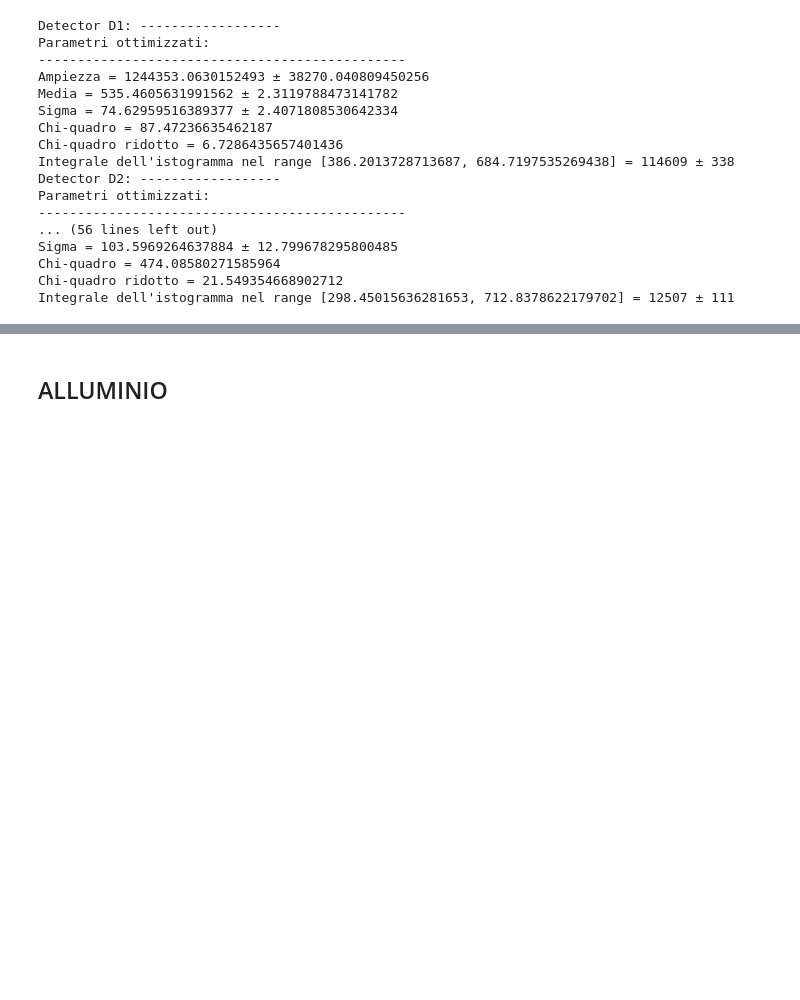
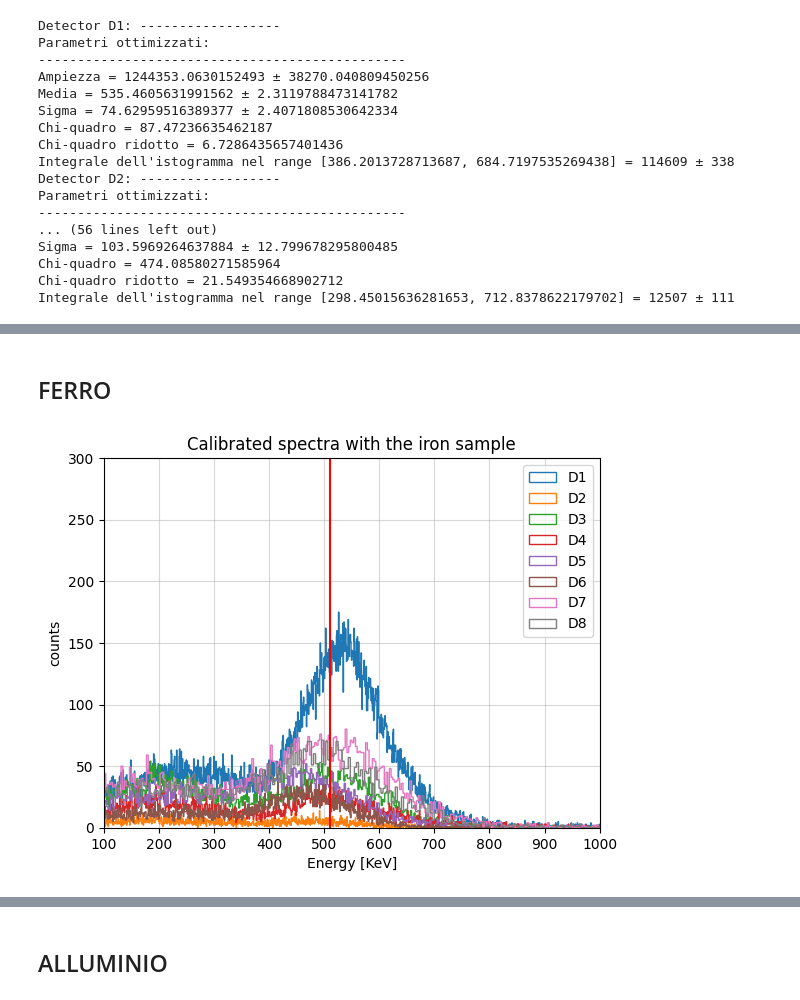
Before and after one commit to b3n3d3tt4/imaging, a Jupyter notebook: analisi.ipynb, the cells around one changed output, grey strips where cells are left out. Cells and saved outputs as stored; diff of their text form; code cells hidden in the pictures; blank space fills up the shorter version.

```diff
--- a/analisi.ipynb
+++ b/analisi.ipynb
@@ -745,0 +747,11 @@ mu8 = 0.1303 ± 0.0041 cm^(-1)
+# %% [markdown]
+## FERRO
+# %%
+iron_d1 = uproot.open('data_imaging\\group23_30min_iron_31500+22500forward\\RAW\\DataR_CH0@DT5720B_781_group23_30min_iron_31500+22500forward.root')
+iron_d2 = uproot.open('data_imaging\\group23_30min_iron_31500+22500forward\\RAW\\DataR_CH1@DT5720B_781_group23_30min_iron_31500+22500forward.root')
+iron_d3 = uproot.open('data_imaging\\group23_30min_iron_31500+22500forward\\RAW\\DataR_CH2@DT5720B_781_group23_30min_iron_31500+22500forward.root')
+iron_d4 = uproot.open('data_imaging\\group23_30min_iron_31500+22500forward\\RAW\\DataR_CH3@DT5720B_781_group23_30min_iron_31500+22500forward.root')
+iron_d5 = uproot.open('data_imaging\\group23_30min_iron_31500+22500forward\\RAW\\DataR_CH0@DT5720B_467_group23_30min_iron_31500+22500forward.root')
+iron_d6 = uproot.open('data_imaging\\group23_30min_iron_31500+22500forward\\RAW\\DataR_CH1@DT5720B_467_group23_30min_iron_31500+22500forward.root')
+iron_d7 = uproot.open('data_imaging\\group23_30min_iron_31500+22500forward\\RAW\\DataR_CH2@DT5720B_467_group23_30min_iron_31500+22500forward.root')
+iron_d8 = uproot.open('data_imaging\\group23_30min_iron_31500+22500forward\\RAW\\DataR_CH3@DT5720B_467_group23_30min_iron_31500+22500forward.root')
@@ -745,0 +790,20 @@ mu8 = 0.1303 ± 0.0041 cm^(-1)
+# %%
+plt.hist(iron_d1_def, bins=int(iron_d1.max()), histtype='step', label='D1')
+plt.hist(iron_d2_def, bins=int(iron_d2.max()), histtype='step', label='D2')
+plt.hist(iron_d3_def, bins=int(iron_d3.max()), histtype='step', label='D3')
+plt.hist(iron_d4_def, bins=int(iron_d4.max()), histtype='step', label='D4')
+plt.hist(iron_d5_def, bins=int(iron_d5.max()), histtype='step', label='D5')
+plt.hist(iron_d6_def, bins=int(iron_d6.max()), histtype='step', label='D6')
+plt.hist(iron_d7_def, bins=int(iron_d7.max()), histtype='step', label='D7')
+plt.hist(iron_d8_def, bins=int(iron_d8.max()), histtype='step', label='D8')
+plt.axvline(x=511, color='red')
+plt.title(r'Calibrated spectra with the iron sample')
+plt.xlabel('Energy [KeV]')
+plt.ylabel('counts')
+plt.ylim(0, 300)
+plt.xlim(100, 1000)
+plt.grid(alpha=0.5)
+plt.legend()
+plt.show()
+# %% [output]
+[figure, added]
```
Also changed, not shown: parts of 30 cells of this notebook, 2 other files.
